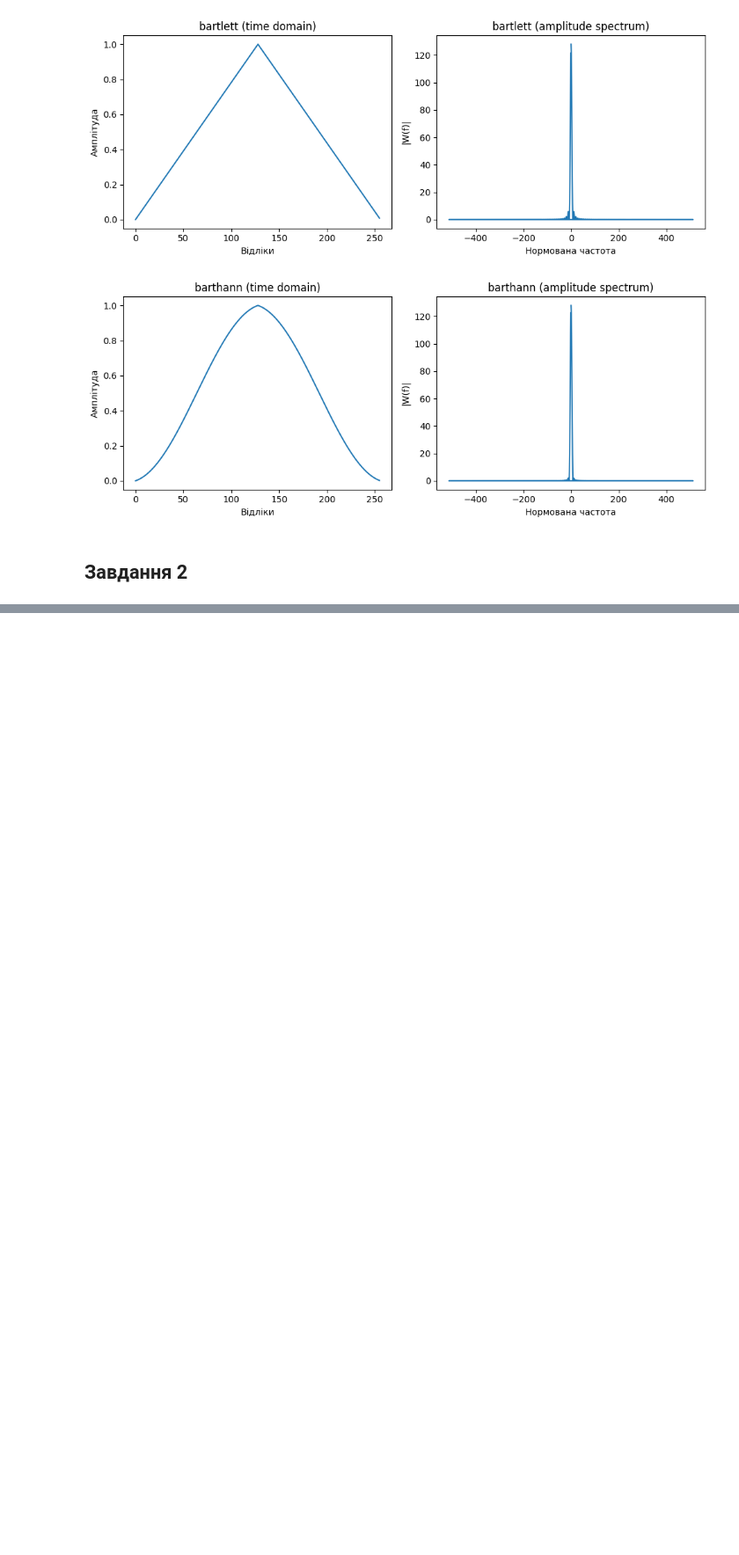
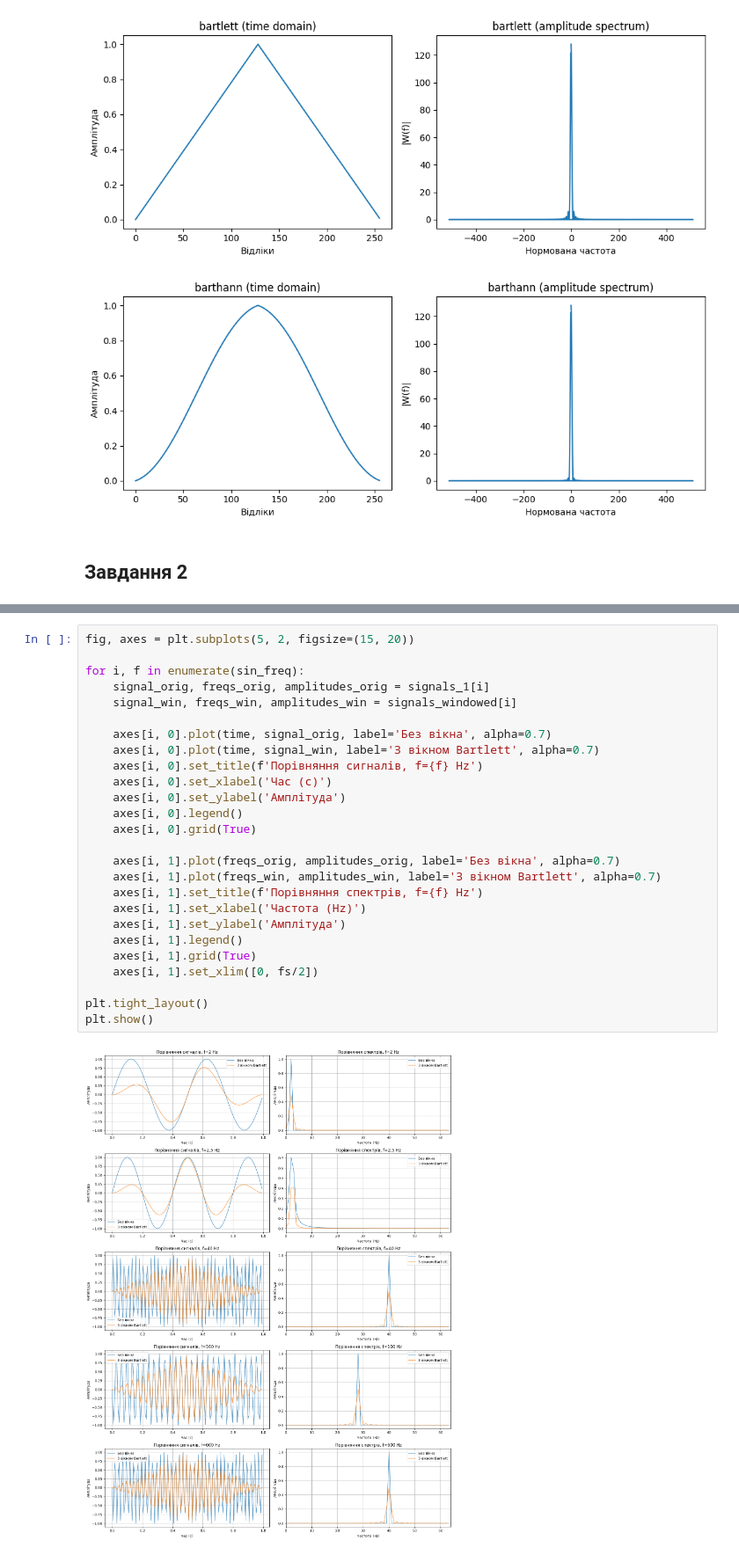
Before and after one commit to n1n1n1q/SignalProcessingLabs, a Jupyter notebook: lab03/sig_proc3_2.ipynb, the cells around one changed output, grey strips where cells are left out. Shown at 88% size. Cells and saved outputs as stored; diff of their text form; blank space fills up the shorter version.

```diff
--- a/lab03/sig_proc3_2.ipynb
+++ b/lab03/sig_proc3_2.ipynb
@@ -38,0 +111,28 @@ for wt in window_types:
+# %%
+fig, axes = plt.subplots(5, 2, figsize=(15, 20))
+
+for i, f in enumerate(sin_freq):
+    signal_orig, freqs_orig, amplitudes_orig = signals_1[i]
+    signal_win, freqs_win, amplitudes_win = signals_windowed[i]
+
+    axes[i, 0].plot(time, signal_orig, label='Без вікна', alpha=0.7)
+    axes[i, 0].plot(time, signal_win, label='З вікном Bartlett', alpha=0.7)
+    axes[i, 0].set_title(f'Порівняння сигналів, f={f} Hz')
+    axes[i, 0].set_xlabel('Час (с)')
+    axes[i, 0].set_ylabel('Амплітуда')
+    axes[i, 0].legend()
+    axes[i, 0].grid(True)
+
+    axes[i, 1].plot(freqs_orig, amplitudes_orig, label='Без вікна', alpha=0.7)
+    axes[i, 1].plot(freqs_win, amplitudes_win, label='З вікном Bartlett', alpha=0.7)
+    axes[i, 1].set_title(f'Порівняння спектрів, f={f} Hz')
+    axes[i, 1].set_xlabel('Частота (Hz)')
+    axes[i, 1].set_ylabel('Амплітуда')
+    axes[i, 1].legend()
+    axes[i, 1].grid(True)
+    axes[i, 1].set_xlim([0, fs/2])
+
+plt.tight_layout()
+plt.show()
+# %% [output]
+[figure, added]
```
Also changed, not shown: parts of 7 cells of this notebook.
